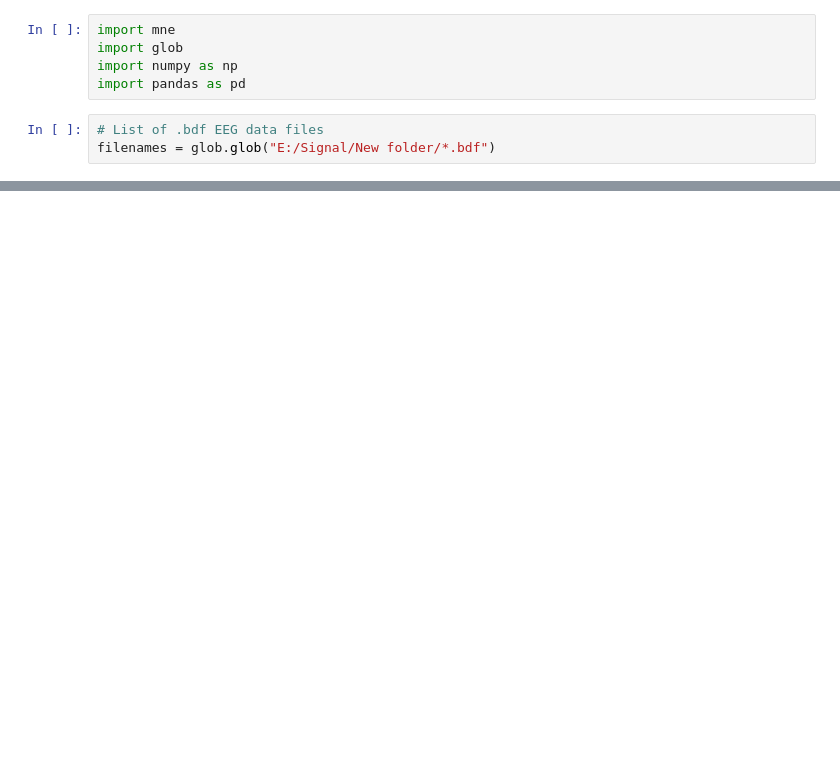
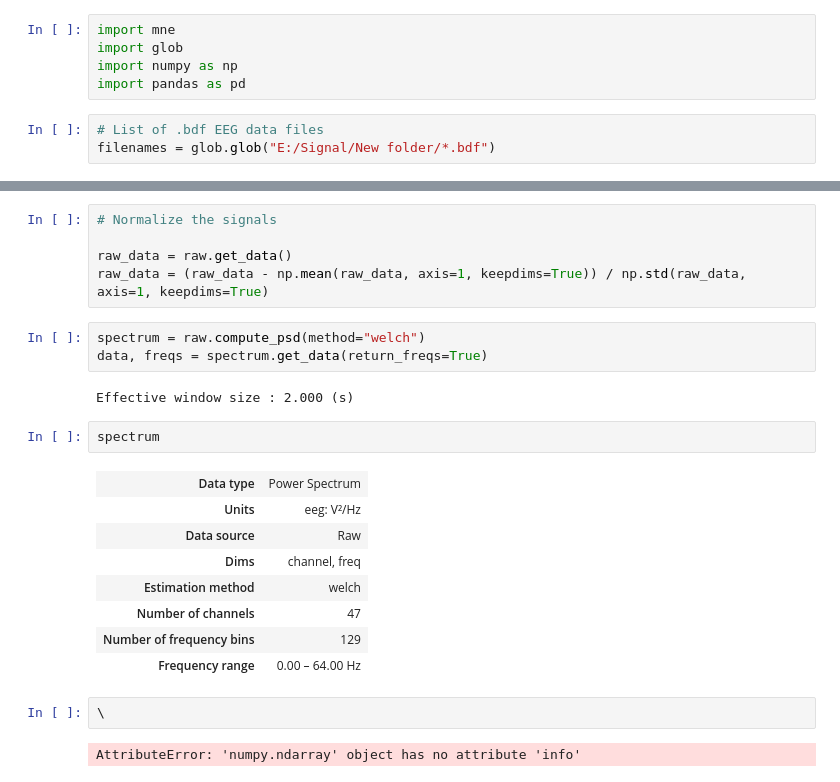
Before and after one commit to ankitmishra2232/EEG_signal_processing_using_ML, a Jupyter notebook: data reading and preprocessing.ipynb, the cells around one changed output, grey strips where cells are left out. Cells and saved outputs as stored; diff of their text form; blank space fills up the shorter version.

```diff
--- a/data reading and preprocessing.ipynb
+++ b/data reading and preprocessing.ipynb
@@ -243,0 +278,25 @@ NameError: name 'raw_concatenated' is not defined
+# %%
+# Normalize the signals
+
+raw_data = raw.get_data()
+raw_data = (raw_data - np.mean(raw_data, axis=1, keepdims=True)) / np.std(raw_data, axis=1, keepdims=True)
+# %%
+spectrum = raw.compute_psd(method="welch")
+data, freqs = spectrum.get_data(return_freqs=True)
+# %% [output]
+Effective window size : 2.000 (s)
+# %%
+spectrum
+# %% [output]
+| Data type | Power Spectrum |
+| Units | eeg: V²/Hz |
+| Data source | Raw |
+| Dims | channel, freq |
+| Estimation method | welch |
+| Number of channels | 47 |
+| Number of frequency bins | 129 |
+| Frequency range | 0.00 – 64.00 Hz |
+# %%
+\
+# %% [output]
+AttributeError: 'numpy.ndarray' object has no attribute 'info'
```
Also changed, not shown: parts of 12 cells of this notebook.
